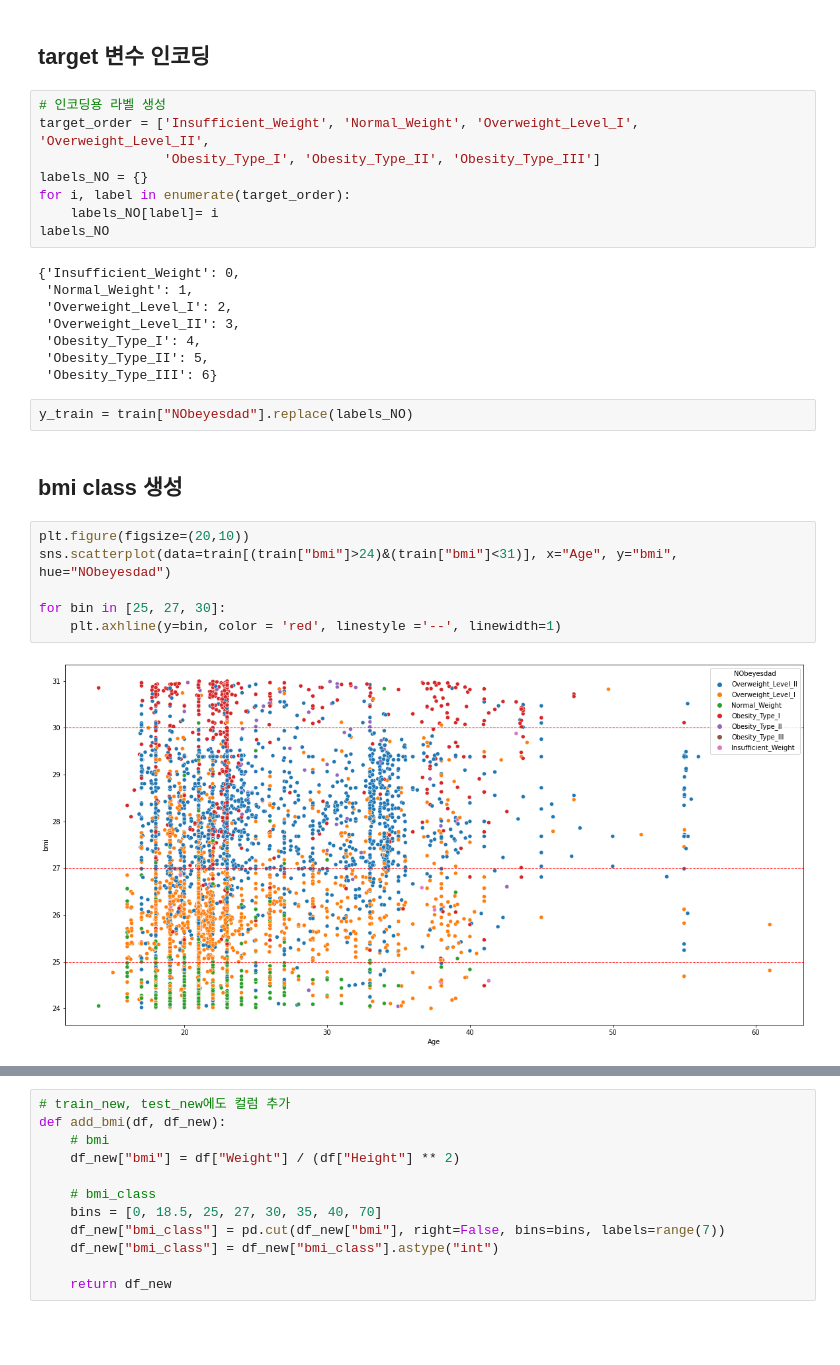
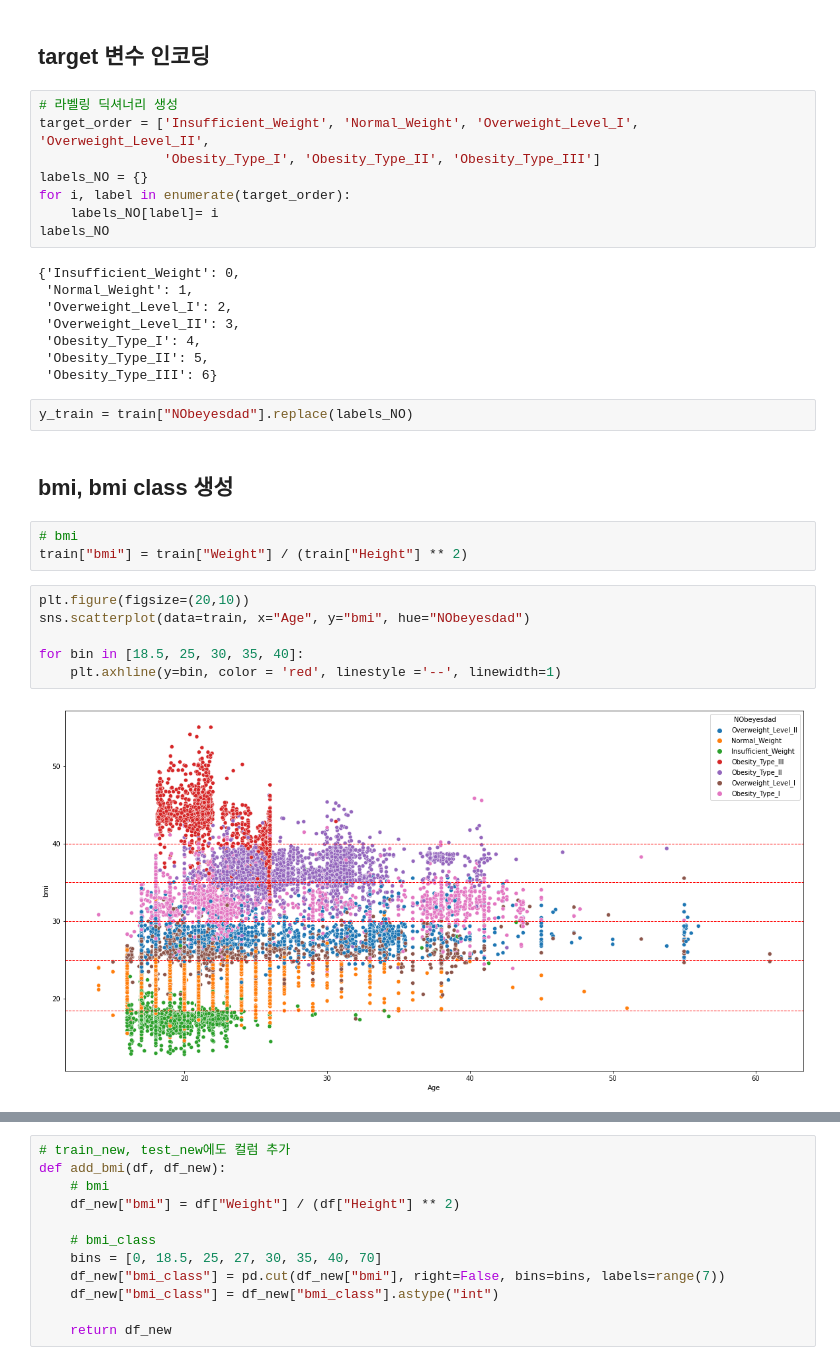
Before and after one commit to h1cho/DAStudy-sun, a Jupyter notebook: HYEWON/Multi-Class Prediction of Obesity Risk_modeling.ipynb, the cells around one changed output, grey strips where cells are left out. Cells and saved outputs as stored; diff of their text form; blank space fills up the shorter version.

```diff
--- a/HYEWON/Multi-Class Prediction of Obesity Risk_modeling.ipynb
+++ b/HYEWON/Multi-Class Prediction of Obesity Risk_modeling.ipynb
@@ -235,7 +235,7 @@ test_new = Convert_df_categoric_vals(test, test_new)
 # %% [markdown]
 ## target 변수 인코딩
 # %%
-# 인코딩용 라벨 생성
+# 라벨링 딕셔너리 생성
 target_order = ['Insufficient_Weight', 'Normal_Weight', 'Overweight_Level_I', 'Overweight_Level_II',
                 'Obesity_Type_I', 'Obesity_Type_II', 'Obesity_Type_III']
 labels_NO = {}
@@ -253,12 +253,15 @@ labels_NO
 # %%
 y_train = train["NObeyesdad"].replace(labels_NO)
 # %% [markdown]
-## bmi class 생성
+## bmi, bmi class 생성
-# %%
-plt.figure(figsize=(20,10))
-sns.scatterplot(data=train[(train["bmi"]>24)&(train["bmi"]<31)], x="Age", y="bmi", hue="NObeyesdad")
-
-for bin in [25, 27, 30]:
-    plt.axhline(y=bin, color = 'red', linestyle ='--', linewidth=1)
-# %% [output]
-[figure, removed]
+# %%
+# bmi
+train["bmi"] = train["Weight"] / (train["Height"] ** 2)
+# %%
+plt.figure(figsize=(20,10))
+sns.scatterplot(data=train, x="Age", y="bmi", hue="NObeyesdad")
+
+for bin in [18.5, 25, 30, 35, 40]:
+    plt.axhline(y=bin, color = 'red', linestyle ='--', linewidth=1)
+# %% [output]
+[figure, added]
```
Also changed, not shown: parts of 71 cells of this notebook.
